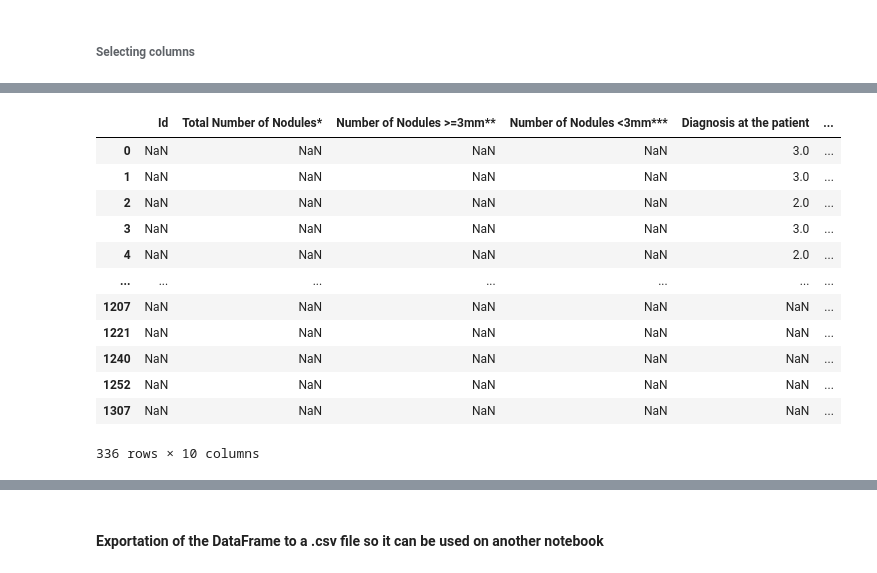
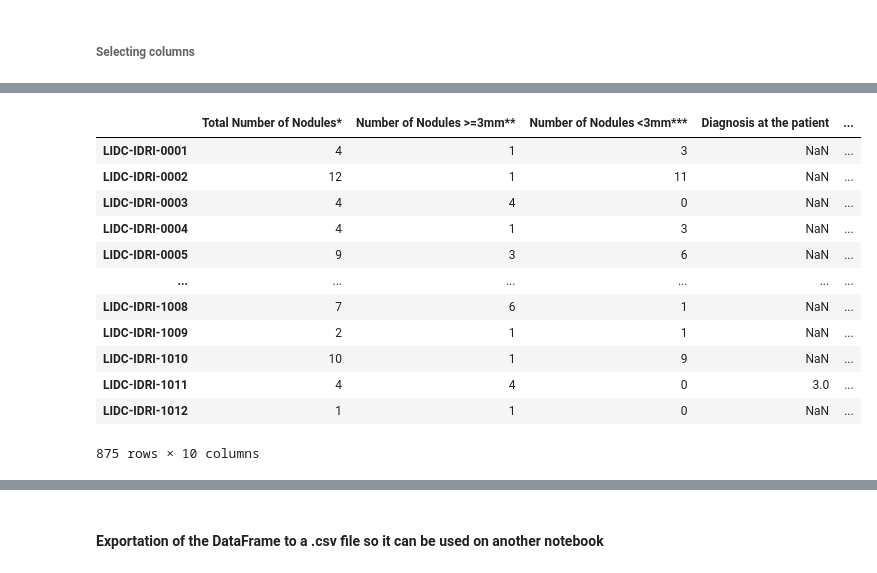
Before and after one commit to catarinam93/Lung-Cancer-Study, a Jupyter notebook: PreProcessamento/All_Data_Together.ipynb, the cells around one changed output, grey strips where cells are left out. Cells and saved outputs as stored; diff of their text form; code cells hidden in the pictures.

```diff
--- a/PreProcessamento/All_Data_Together.ipynb
+++ b/PreProcessamento/All_Data_Together.ipynb
@@ -51,31 +53,32 @@ cl_radiologists= ['Diagnosis at the patient', 'Diagnosis Method',
        'Primary tumor site for metastatic disease']
 cl_metadata=['Study UID', 'Series ID', 'Number of images']
 # %%
-main = pd.DataFrame({
-        'Id': nodule['TCIA Patient ID'],
-        'Total Number of Nodules*' : nodule['Total Number of Nodules*'],
-        'Number of Nodules >=3mm**': nodule['Number of Nodules >=3mm**'],
-        'Number of Nodules <3mm***': nodule['Number of Nodules <3mm***'],
-        'Diagnosis at the patient': radiologists['Diagnosis at the patient'],
-        'Diagnosis Method': radiologists['Diagnosis Method'],
-        'Primary tumor site for metastatic disease': radiologists['Primary tumor site for metastatic disease'],
-        'Study UID': metadata['Study UID'],
-        'Series ID': metadata['Series ID'],
-        'Number of images': metadata['Number of images'],
-})
+# main = pd.DataFrame({
+#         'Id': nodule['TCIA Patient ID'],
+#         'Total Number of Nodules*' : nodule['Total Number of Nodules* '],
+#         'Number of Nodules >=3mm**': nodule['Number of Nodules >=3mm**'],
+#         'Number of Nodules <3mm***': nodule['Number of Nodules <3mm***'],
+#         'Diagnosis at the patient': radiologists['Diagnosis at the patient'],
+#         'Diagnosis Method': radiologists['Diagnosis Method'],
+#         'Primary tumor site for metastatic disease': radiologists['Primary tumor site for metastatic disease'],
+#         'Study UID': metadata['Study UID'],
+#         'Series ID': metadata['Series ID'],
+#         'Number of images': metadata['Number of images'],
+# })
+main = pd.concat([nodule, radiologists, metadata, target], axis=1)
 main
 # %% [output]
-|  | Id | Total Number of Nodules* | Number of Nodules >=3mm** | Number of Nodules <3mm*** | Diagnosis at the patient | ... |
-| 0 | NaN | NaN | NaN | NaN | 3.0 | ... |
-| 1 | NaN | NaN | NaN | NaN | 3.0 | ... |
-| 2 | NaN | NaN | NaN | NaN | 2.0 | ... |
-| 3 | NaN | NaN | NaN | NaN | 3.0 | ... |
-| 4 | NaN | NaN | NaN | NaN | 2.0 | ... |
-| ... | ... | ... | ... | ... | ... | ... |
-| 1207 | NaN | NaN | NaN | NaN | NaN | ... |
-| 1221 | NaN | NaN | NaN | NaN | NaN | ... |
-| 1240 | NaN | NaN | NaN | NaN | NaN | ... |
-| 1252 | NaN | NaN | NaN | NaN | NaN | ... |
-| 1307 | NaN | NaN | NaN | NaN | NaN | ... |
+|  | Total Number of Nodules* | Number of Nodules >=3mm** | Number of Nodules <3mm*** | Diagnosis at the patient | ... |
+| LIDC-IDRI-0001 | 4 | 1 | 3 | NaN | ... |
+| LIDC-IDRI-0002 | 12 | 1 | 11 | NaN | ... |
+| LIDC-IDRI-0003 | 4 | 4 | 0 | NaN | ... |
+| LIDC-IDRI-0004 | 4 | 1 | 3 | NaN | ... |
+| LIDC-IDRI-0005 | 9 | 3 | 6 | NaN | ... |
+| ... | ... | ... | ... | ... | ... |
+| LIDC-IDRI-1008 | 7 | 6 | 1 | NaN | ... |
+| LIDC-IDRI-1009 | 2 | 1 | 1 | NaN | ... |
+| LIDC-IDRI-1010 | 10 | 1 | 9 | NaN | ... |
+| LIDC-IDRI-1011 | 4 | 4 | 0 | 3.0 | ... |
+| LIDC-IDRI-1012 | 1 | 1 | 0 | NaN | ... |
-336 rows × 10 columns
+875 rows × 10 columns
 # %%
```
Also changed, not shown: parts of 13 cells of this notebook, 3 other files.
